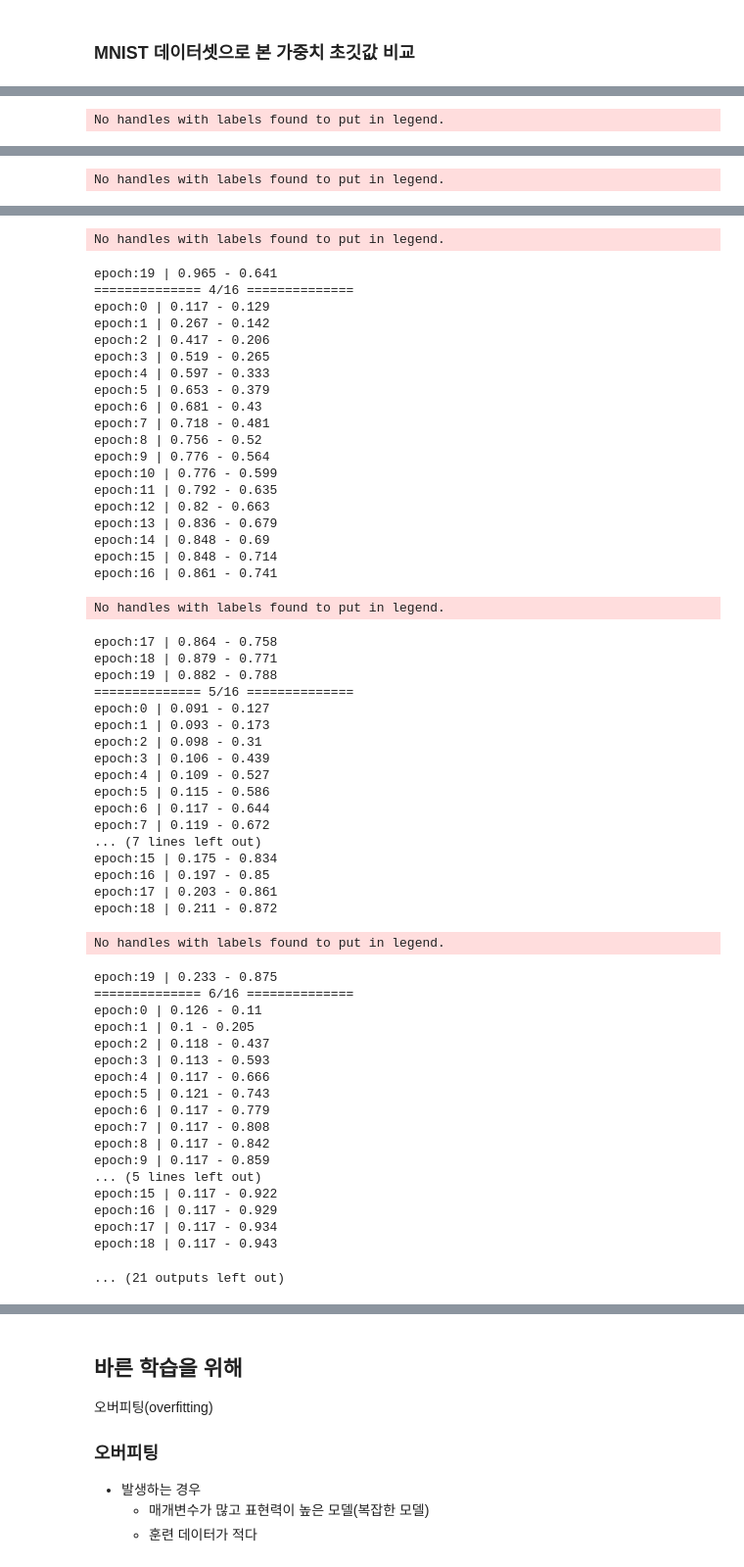
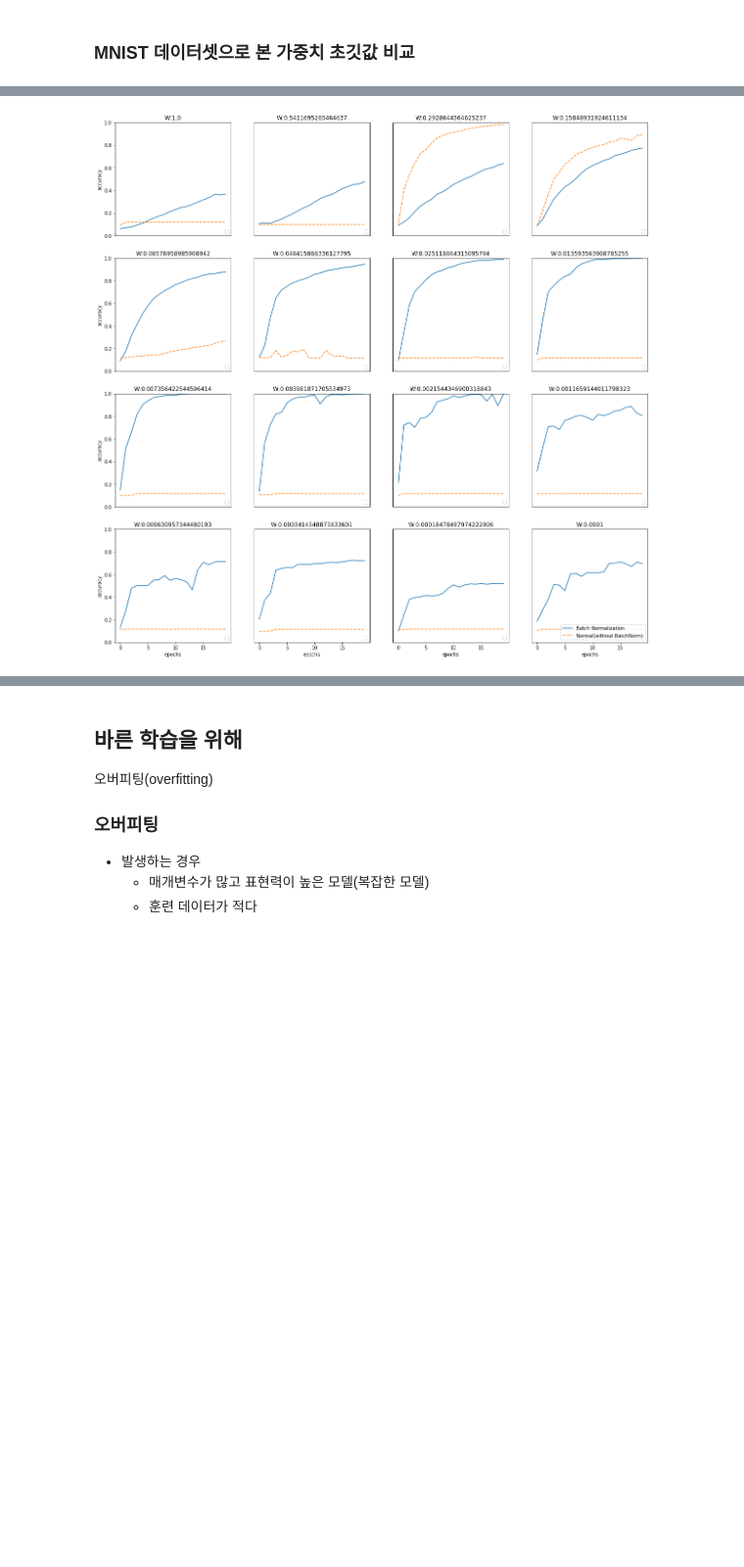
Before and after one commit to kkole3897/Deep_Learning_From_Scratch1, a Jupyter notebook: 강호현/Chapter6.ipynb, the cells around one changed output, grey strips where cells are left out. Shown at 98% size. Saved outputs shown, nothing was run; the diff lists cells and outputs as text; code cells hidden in the pictures; blank space fills up the shorter version.

```diff
--- a/강호현/Chapter6.ipynb
+++ b/강호현/Chapter6.ipynb
@@ -522,7 +378,8 @@ import matplotlib.pyplot as plt
 from dataset.mnist import load_mnist
 from common.multi_layer_net_extend import MultiLayerNetExtend
 from common.optimizer import SGD, Adam
-
+import warnings
+warnings.filterwarnings("ignore")
 (x_train, t_train), (x_test, t_test) = load_mnist(normalize=True)
 
 # 학습 데이터를 줄임
@@ -534,7 +391,7 @@ train_size = x_train.shape[0]
 batch_size = 100
 learning_rate = 0.01
 
-
+plt.figure(figsize=(20,20))
 def __train(weight_init_std):
     bn_network = MultiLayerNetExtend(input_size=784, hidden_size_list=[100, 100, 100, 100, 100], output_size=10,
                                     weight_init_std=weight_init_std, use_batchnorm=True)
@@ -563,7 +420,7 @@ def __train(weight_init_std):
             train_acc_list.append(train_acc)
             bn_train_acc_list.append(bn_train_acc)
 
-            print("epoch:" + str(epoch_cnt) + " | " + str(train_acc) + " - " + str(bn_train_acc))
+            #print("epoch:" + str(epoch_cnt) + " | " + str(train_acc) + " - " + str(bn_train_acc))
 
             epoch_cnt += 1
             if epoch_cnt >= max_epochs:
@@ -577,7 +434,7 @@ weight_scale_list = np.logspace(0, -4, num=16)
 x = np.arange(max_epochs)
 
 for i, w in enumerate(weight_scale_list):
-    print( "============== " + str(i+1) + "/16" + " ==============")
+    #print( "============== " + str(i+1) + "/16" + " ==============")
     train_acc_list, bn_train_acc_list = __train(w)
 
     plt.subplot(4,4,i+1)
@@ -624 +476,0 @@ epoch:17 | 0.097 - 0.414
-No handles with labels found to put in legend.
@@ -642 +476,0 @@ epoch:18 | 0.097 - 0.494
-No handles with labels found to put in legend.
@@ -660,60 +477,4 @@ epoch:18 | 0.955 - 0.627
-No handles with labels found to put in legend.
-epoch:19 | 0.965 - 0.641
-============== 4/16 ==============
-epoch:0 | 0.117 - 0.129
-epoch:1 | 0.267 - 0.142
-epoch:2 | 0.417 - 0.206
-epoch:3 | 0.519 - 0.265
-epoch:4 | 0.597 - 0.333
-epoch:5 | 0.653 - 0.379
-epoch:6 | 0.681 - 0.43
-epoch:7 | 0.718 - 0.481
-epoch:8 | 0.756 - 0.52
-epoch:9 | 0.776 - 0.564
-epoch:10 | 0.776 - 0.599
-epoch:11 | 0.792 - 0.635
-epoch:12 | 0.82 - 0.663
-epoch:13 | 0.836 - 0.679
-epoch:14 | 0.848 - 0.69
-epoch:15 | 0.848 - 0.714
-epoch:16 | 0.861 - 0.741
-No handles with labels found to put in legend.
-epoch:17 | 0.864 - 0.758
-epoch:18 | 0.879 - 0.771
-epoch:19 | 0.882 - 0.788
-============== 5/16 ==============
-epoch:0 | 0.091 - 0.127
-epoch:1 | 0.093 - 0.173
-epoch:2 | 0.098 - 0.31
-epoch:3 | 0.106 - 0.439
-epoch:4 | 0.109 - 0.527
-epoch:5 | 0.115 - 0.586
-epoch:6 | 0.117 - 0.644
-epoch:7 | 0.119 - 0.672
-... (7 lines left out)
-epoch:15 | 0.175 - 0.834
-epoch:16 | 0.197 - 0.85
-epoch:17 | 0.203 - 0.861
-epoch:18 | 0.211 - 0.872
-No handles with labels found to put in legend.
-epoch:19 | 0.233 - 0.875
-============== 6/16 ==============
-epoch:0 | 0.126 - 0.11
-epoch:1 | 0.1 - 0.205
-epoch:2 | 0.118 - 0.437
-epoch:3 | 0.113 - 0.593
-epoch:4 | 0.117 - 0.666
-epoch:5 | 0.121 - 0.743
-epoch:6 | 0.117 - 0.779
-epoch:7 | 0.117 - 0.808
-epoch:8 | 0.117 - 0.842
-epoch:9 | 0.117 - 0.859
-... (5 lines left out)
-epoch:15 | 0.117 - 0.922
-epoch:16 | 0.117 - 0.929
-epoch:17 | 0.117 - 0.934
-epoch:18 | 0.117 - 0.943
-... (21 outputs left out)
+[figure, added]
 # %% [markdown]
 배치 정규화를 사용한 경우 실선, 배치 정규화 사용하지 않은 경우 점선 : 가중치 초깃값의 표준편차는 각 그래프 위에 표기했다.
 ![img](./deep_learning_images/fig_6-19.png)
```
Also changed, not shown: parts of 14 cells of this notebook, 1 other file.
